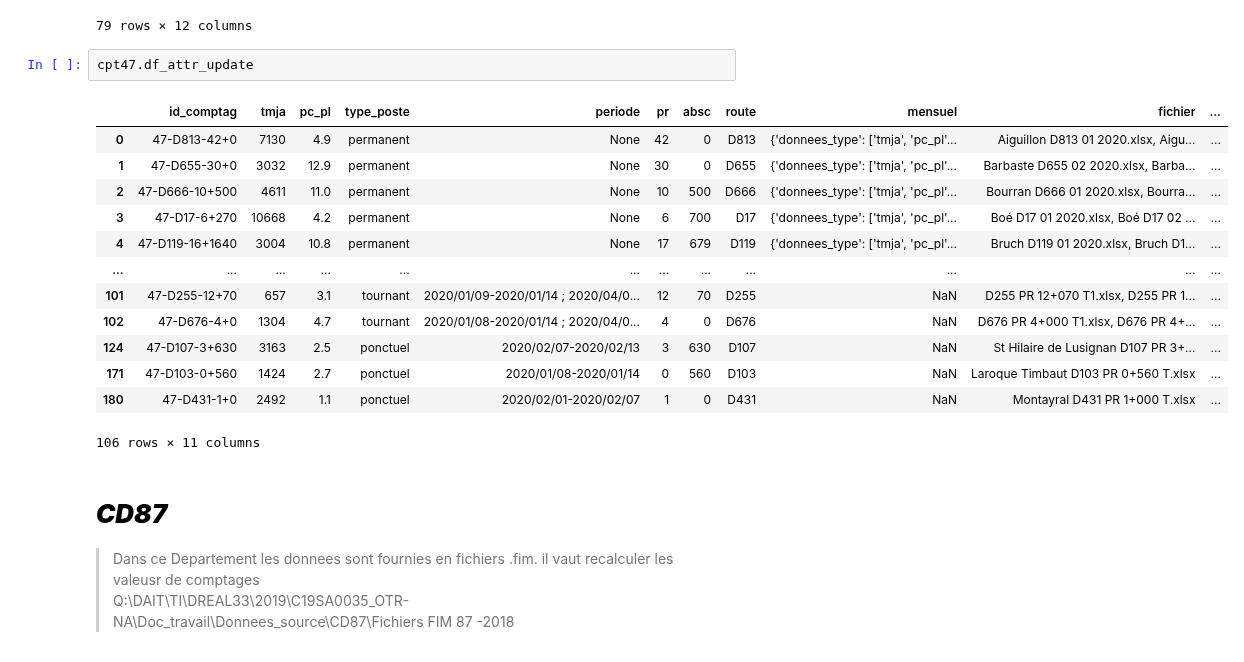
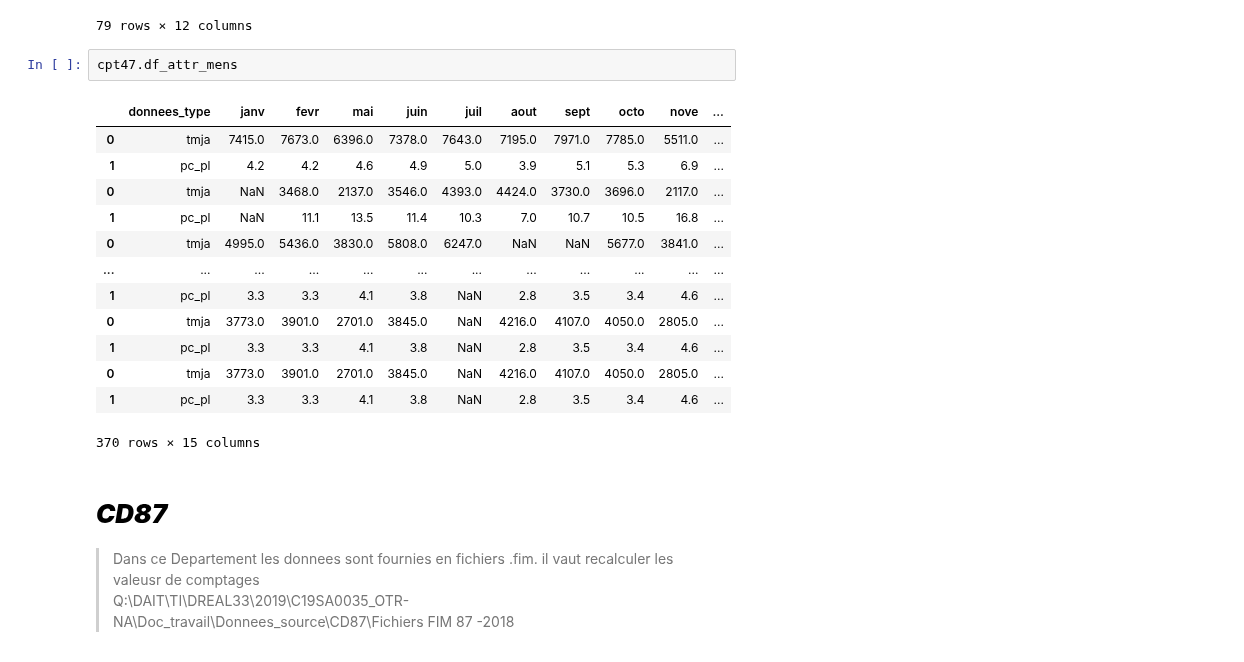
Before and after one commit to nantodevison/otv, a Jupyter notebook: otv/Transfert_Donnees/Import_trafics.ipynb, the cells around one changed output. Drawn from its saved outputs; the diff is of its cells as text.

```diff
--- a/otv/Transfert_Donnees/Import_trafics.ipynb
+++ b/otv/Transfert_Donnees/Import_trafics.ipynb
@@ -357,21 +357,21 @@ df
 | 78 | 184 | 47-D442-1+850 | 6476 | 1.4 | ponctuel | 2020/10/07-2020/10/13 | 1 | 850 | D442 | Villeneuve sur Lot D442 PR 1+850 ... | ... |
 79 rows × 12 columns
 # %%
-cpt47.df_attr_update
+cpt47.df_attr_mens
 # %% [output]
-|  | id_comptag | tmja | pc_pl | type_poste | periode | pr | absc | route | mensuel | fichier | ... |
-| 0 | 47-D813-42+0 | 7130 | 4.9 | permanent | None | 42 | 0 | D813 | {'donnees_type': ['tmja', 'pc_pl'... | Aiguillon D813 01 2020.xlsx, Aigu... | ... |
-| 1 | 47-D655-30+0 | 3032 | 12.9 | permanent | None | 30 | 0 | D655 | {'donnees_type': ['tmja', 'pc_pl'... | Barbaste D655 02 2020.xlsx, Barba... | ... |
-| 2 | 47-D666-10+500 | 4611 | 11.0 | permanent | None | 10 | 500 | D666 | {'donnees_type': ['tmja', 'pc_pl'... | Bourran D666 01 2020.xlsx, Bourra... | ... |
-| 3 | 47-D17-6+270 | 10668 | 4.2 | permanent | None | 6 | 700 | D17 | {'donnees_type': ['tmja', 'pc_pl'... | Boé D17 01 2020.xlsx, Boé D17 02 ... | ... |
-| 4 | 47-D119-16+1640 | 3004 | 10.8 | permanent | None | 17 | 679 | D119 | {'donnees_type': ['tmja', 'pc_pl'... | Bruch D119 01 2020.xlsx, Bruch D1... | ... |
+|  | donnees_type | janv | fevr | mai | juin | juil | aout | sept | octo | nove | ... |
+| 0 | tmja | 7415.0 | 7673.0 | 6396.0 | 7378.0 | 7643.0 | 7195.0 | 7971.0 | 7785.0 | 5511.0 | ... |
+| 1 | pc_pl | 4.2 | 4.2 | 4.6 | 4.9 | 5.0 | 3.9 | 5.1 | 5.3 | 6.9 | ... |
+| 0 | tmja | NaN | 3468.0 | 2137.0 | 3546.0 | 4393.0 | 4424.0 | 3730.0 | 3696.0 | 2117.0 | ... |
+| 1 | pc_pl | NaN | 11.1 | 13.5 | 11.4 | 10.3 | 7.0 | 10.7 | 10.5 | 16.8 | ... |
+| 0 | tmja | 4995.0 | 5436.0 | 3830.0 | 5808.0 | 6247.0 | NaN | NaN | 5677.0 | 3841.0 | ... |
 | ... | ... | ... | ... | ... | ... | ... | ... | ... | ... | ... | ... |
-| 101 | 47-D255-12+70 | 657 | 3.1 | tournant | 2020/01/09-2020/01/14 ; 2020/04/0... | 12 | 70 | D255 | NaN | D255 PR 12+070 T1.xlsx, D255 PR 1... | ... |
-| 102 | 47-D676-4+0 | 1304 | 4.7 | tournant | 2020/01/08-2020/01/14 ; 2020/04/0... | 4 | 0 | D676 | NaN | D676 PR 4+000 T1.xlsx, D676 PR 4+... | ... |
-| 124 | 47-D107-3+630 | 3163 | 2.5 | ponctuel | 2020/02/07-2020/02/13 | 3 | 630 | D107 | NaN | St Hilaire de Lusignan D107 PR 3+... | ... |
-| 171 | 47-D103-0+560 | 1424 | 2.7 | ponctuel | 2020/01/08-2020/01/14 | 0 | 560 | D103 | NaN | Laroque Timbaut D103 PR 0+560 T.xlsx | ... |
-| 180 | 47-D431-1+0 | 2492 | 1.1 | ponctuel | 2020/02/01-2020/02/07 | 1 | 0 | D431 | NaN | Montayral D431 PR 1+000 T.xlsx | ... |
+| 1 | pc_pl | 3.3 | 3.3 | 4.1 | 3.8 | NaN | 2.8 | 3.5 | 3.4 | 4.6 | ... |
+| 0 | tmja | 3773.0 | 3901.0 | 2701.0 | 3845.0 | NaN | 4216.0 | 4107.0 | 4050.0 | 2805.0 | ... |
+| 1 | pc_pl | 3.3 | 3.3 | 4.1 | 3.8 | NaN | 2.8 | 3.5 | 3.4 | 4.6 | ... |
+| 0 | tmja | 3773.0 | 3901.0 | 2701.0 | 3845.0 | NaN | 4216.0 | 4107.0 | 4050.0 | 2805.0 | ... |
+| 1 | pc_pl | 3.3 | 3.3 | 4.1 | 3.8 | NaN | 2.8 | 3.5 | 3.4 | 4.6 | ... |
-106 rows × 11 columns
+370 rows × 15 columns
 # %% [markdown]
 # ***CD87***
 > Dans ce Departement les donnees sont fournies en fichiers .fim. il vaut recalculer les valeusr de comptages <br> Q:\DAIT\TI\DREAL33\2019\C19SA0035_OTR-NA\Doc_travail\Donnees_source\CD87\Fichiers FIM 87 -2018
```
Also changed, not shown: parts of 1 cell of this notebook, 2 other files.
